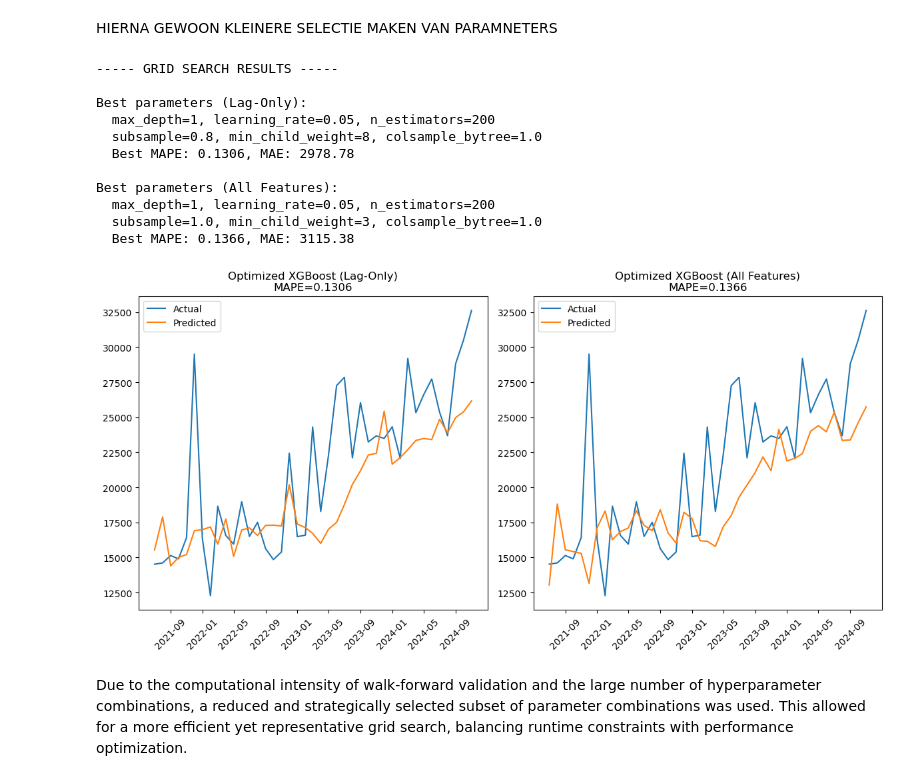
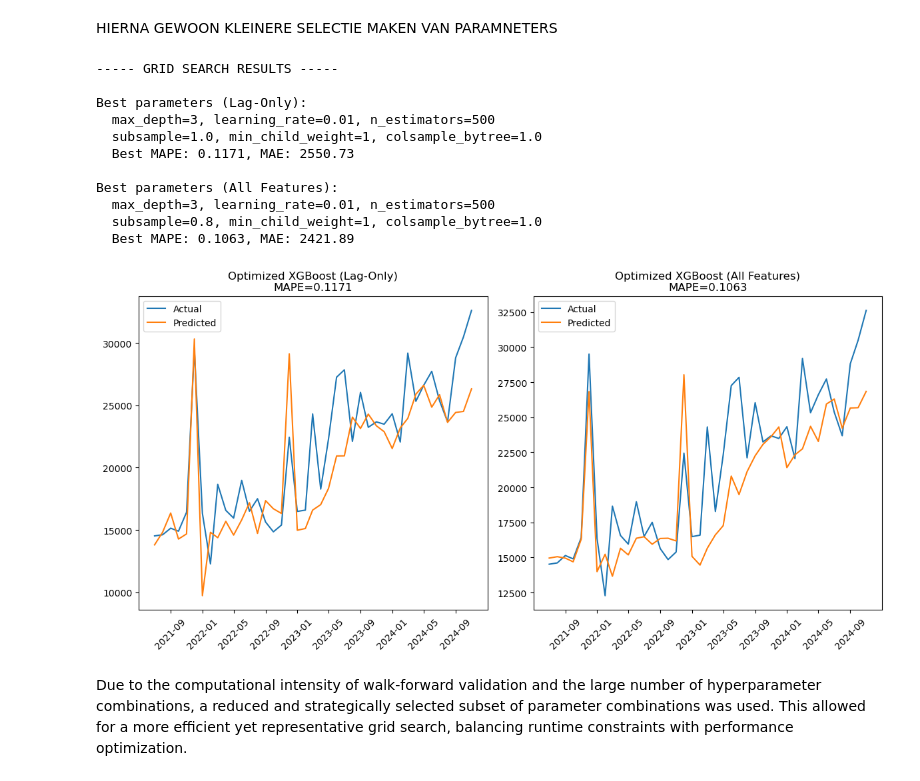
Before and after one commit to DylanHaaz/Tryhard, a Jupyter notebook: 100%/1maand test.ipynb, the cells around one changed output. Saved outputs shown, nothing was run; the diff lists cells and outputs as text; code cells hidden in the pictures.

```diff
--- a/100%/1maand test.ipynb
+++ b/100%/1maand test.ipynb
@@ -721,14 +770,14 @@ import numpy as np
 
 # Hyperparameter grid
 param_grid = {
-    'max_depth': [1], #[2, 3, 4],
-    'learning_rate': [0.05, 0.1, 0.2],
-    'n_estimators': [200],
+    'max_depth': [3,5,7],
+    'learning_rate': [0.01, 0.03, 0.1],
+    'n_estimators': [100, 200, 500],
     'subsample': [0.8, 1.0],
-    'min_child_weight': [1, 3, 5, 8],
-    'colsample_bytree': [0.8, 1.0],
-    'reg_alpha': [0, 0.1, 0.5, 1],
-    'reg_lambda': [1, 2, 5, 10]
+    'min_child_weight': [1, 5],
+    'colsample_bytree': [1.0],
+    'reg_alpha': [0],
+    'reg_lambda': [1]
 }
 
 # Genereer alle combinaties
@@ -830,40 +879,40 @@ def best_all_model():
 _, _, _, _, _, _, _, _, _,  all_mape, all_preds, all_actuals, all_dates, _ = walk_forward_validation_with_validation_set(
     df_lagged, all_features, 'Totaal_verkochte_wegvoertuigen', best_all_model, forecast_horizon=1, validation_size=1
 )
 
 # Plotten met unieke datums
 def plot_unique_dates(dates, actuals, preds, title):
     df_plot = pd.DataFrame({
         'date': pd.to_datetime(dates),
         'actual': actuals,
         'pred': preds
     }).drop_duplicates(subset='date', keep='first')
     plt.plot(df_plot['date'], df_plot['actual'], label='Actual')
     plt.plot(df_plot['date'], df_plot['pred'], label='Predicted')
     plt.title(title)
     plt.xticks(rotation=45)
     plt.legend()
     plt.tight_layout()
 
 plt.figure(figsize=(12, 6))
 plt.subplot(1, 2, 1)
 plot_unique_dates(lag_dates, lag_actuals, lag_preds, f'Optimized XGBoost (Lag-Only)\nMAPE={lag_mape:.4f}')
 plt.subplot(1, 2, 2)
 plot_unique_dates(all_dates, all_actuals, all_preds, f'Optimized XGBoost (All Features)\nMAPE={all_mape:.4f}')
 plt.show()
 # %% [output]
 ----- GRID SEARCH RESULTS -----
 
 Best parameters (Lag-Only):
-  max_depth=1, learning_rate=0.05, n_estimators=200
-  subsample=0.8, min_child_weight=8, colsample_bytree=1.0
-  Best MAPE: 0.1306, MAE: 2978.78
+  max_depth=3, learning_rate=0.01, n_estimators=500
+  subsample=1.0, min_child_weight=1, colsample_bytree=1.0
+  Best MAPE: 0.1171, MAE: 2550.73
 
 Best parameters (All Features):
-  max_depth=1, learning_rate=0.05, n_estimators=200
-  subsample=1.0, min_child_weight=3, colsample_bytree=1.0
-  Best MAPE: 0.1366, MAE: 3115.38
+  max_depth=3, learning_rate=0.01, n_estimators=500
+  subsample=0.8, min_child_weight=1, colsample_bytree=1.0
+  Best MAPE: 0.1063, MAE: 2421.89
-[figure, old version]
+[figure, new version]
 # %% [markdown]
 Due to the computational intensity of walk-forward validation and the large number of hyperparameter combinations, a reduced and strategically selected subset of parameter combinations was used. This allowed for a more efficient yet representative grid search, balancing runtime constraints with performance optimization.
 # %% [markdown]
```
Also changed, not shown: parts of 5 cells of this notebook, 1 other file.
